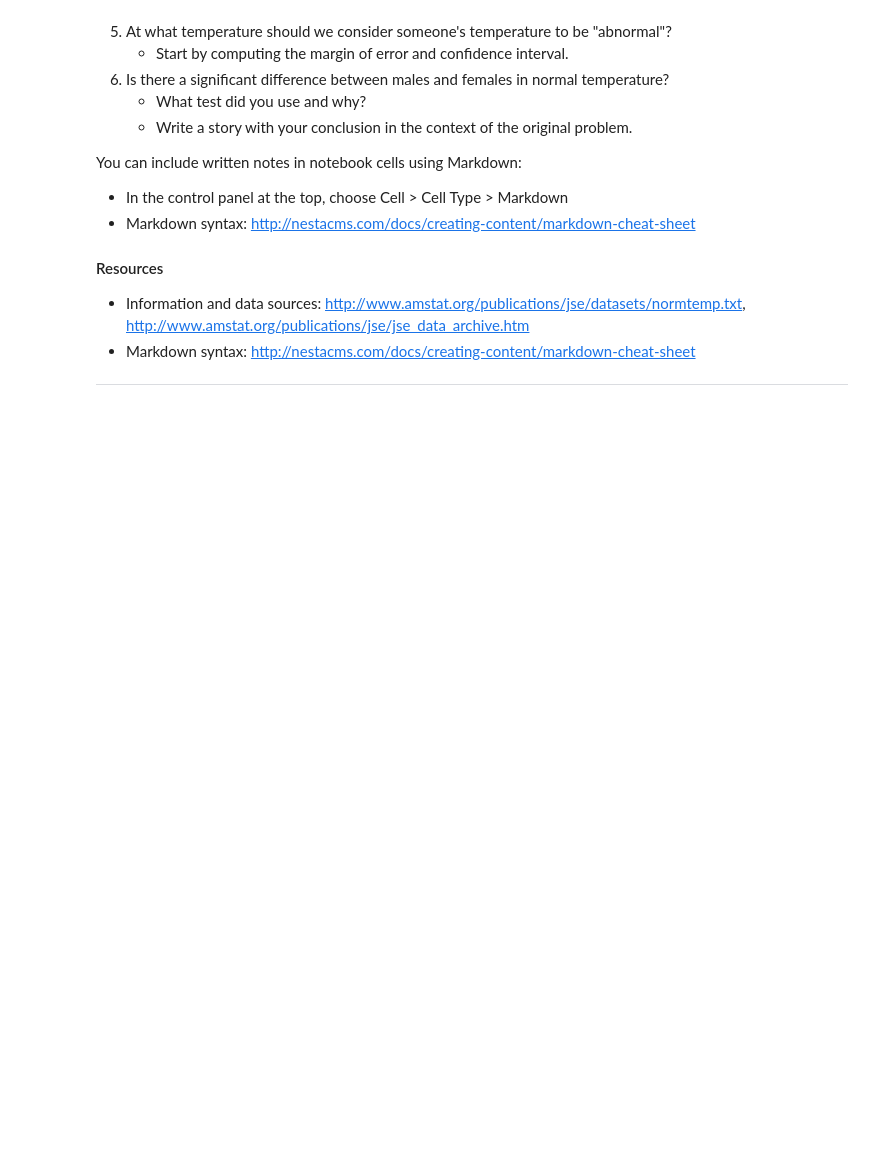
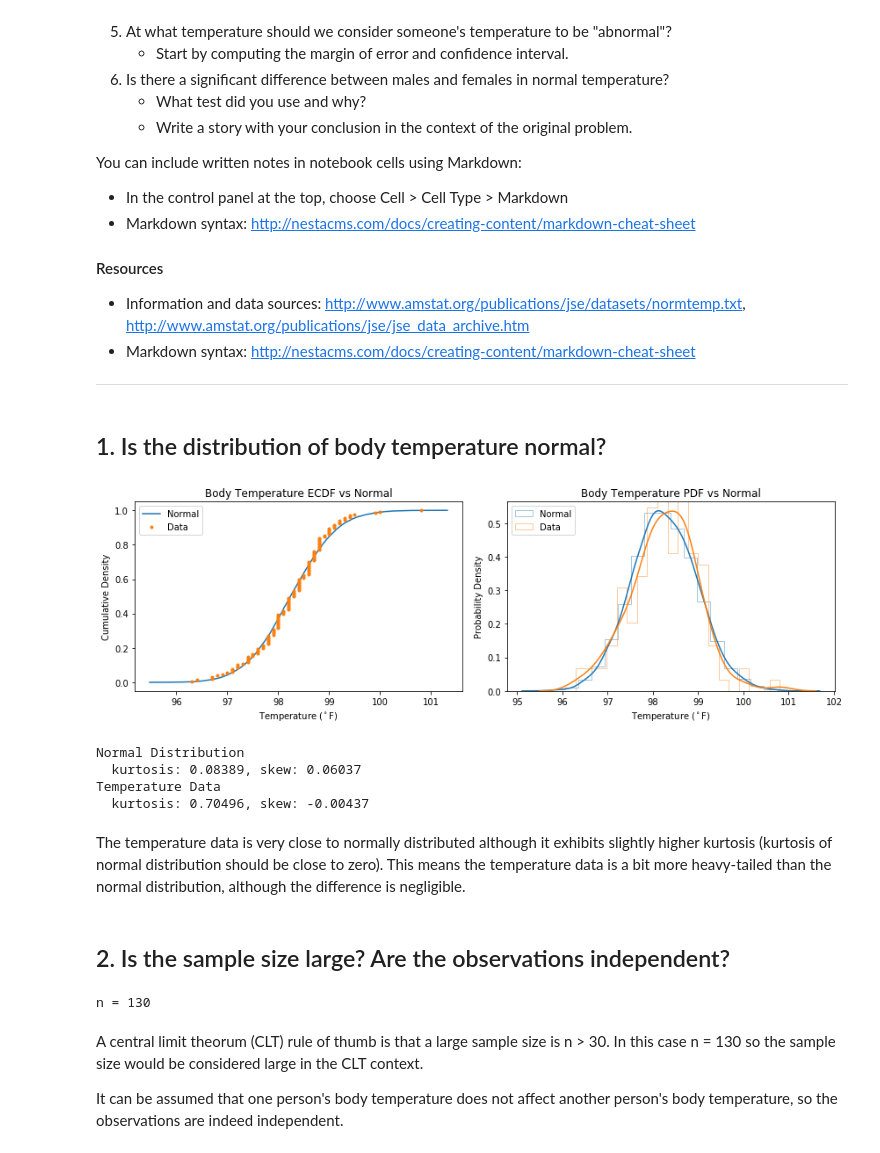
Before and after one commit to tsansom/Springboard-Data-Science, a Jupyter notebook: mini_projects/exploratory_data_analysis/human_temperature/sliderule_dsi_inferential_statistics_exercise_1.ipynb, the cells around one changed output. Drawn from its saved outputs; the diff is of its cells as text; code cells hidden in the pictures; blank space fills up the shorter version.

Commit message:
completed body temperature eda

```diff
--- a/mini_projects/exploratory_data_analysis/human_temperature/sliderule_dsi_inferential_statistics_exercise_1.ipynb
+++ b/mini_projects/exploratory_data_analysis/human_temperature/sliderule_dsi_inferential_statistics_exercise_1.ipynb
@@ -60,0 +74,54 @@ df = pd.read_csv('data/human_body_temperature.csv')
+# %% [markdown]
+## 1. Is the distribution of body temperature normal?
+# %%
+# get the mean and standard deviation of temperature
+temp_mean = df['temperature'].mean()
+temp_std = df['temperature'].std()
+# draw 10000 samples from normal distribution
+norm_sample = np.random.normal(temp_mean, temp_std, size=10000)
+# compute the ECDF of normal sample and temperature data
+x_norm, y_norm = dcst.ecdf(norm_sample)
+x_temp, y_temp = dcst.ecdf(df['temperature'])
+# plot the ecdf
+fig, axes = plt.subplots(1, 2, figsize=(12, 4))
+_ = axes[0].plot(x_norm, y_norm, label='Normal')
+_ = axes[0].plot(x_temp, y_temp, marker='.', linestyle='none', label='Data')
+_ = axes[0].set(xlabel='Temperature ($^\circ$F)',
+           ylabel='Cumulative Density',
+           title='Body Temperature ECDF vs Normal')
+_ = axes[0].legend()
+# plot the pdf
+_ = sns.distplot(norm_sample, norm_hist=True, hist_kws={'histtype': 'step'},
+                 ax=axes[1], bins=20, label='Normal')
+_ = sns.distplot(df['temperature'], norm_hist=True, hist_kws={'histtype': 'step'},
+                 ax=axes[1], bins=20, label='Data')
+_ = axes[1].set(xlabel='Temperature ($^\circ$F)',
+                ylabel='Probability Density',
+                title='Body Temperature PDF vs Normal')
+_ = axes[1].legend()
+
+fig.tight_layout()
+# %% [output]
+[figure, added]
+# %%
+print('Normal Distribution\n  kurtosis: {:.5f}, skew: {:.5f}'
+      .format(stats.kurtosis(norm_sample), stats.skew(norm_sample)))
+print('Temperature Data\n  kurtosis: {:.5f}, skew: {:.5f}'
+      .format(stats.kurtosis(df['temperature']), stats.skew(df['temperature'])))
+# %% [output]
+Normal Distribution
+  kurtosis: 0.08389, skew: 0.06037
+Temperature Data
+  kurtosis: 0.70496, skew: -0.00437
+# %% [markdown]
+The temperature data is very close to normally distributed although it exhibits slightly higher kurtosis (kurtosis of normal distribution should be close to zero). This means the temperature data is a bit more heavy-tailed than the normal distribution, although the difference is negligible.
+# %% [markdown]
+## 2. Is the sample size large? Are the observations independent?
+# %%
+print('n = {}'.format(len(df)))
+# %% [output]
+n = 130
+# %% [markdown]
+A central limit theorum (CLT) rule of thumb is that a large sample size is n > 30. In this case n = 130 so the sample size would be considered large in the CLT context.
+
+It can be assumed that one person's body temperature does not affect another person's body temperature, so the observations are indeed independent.
```
Also changed, not shown: parts of 24 cells of this notebook.
